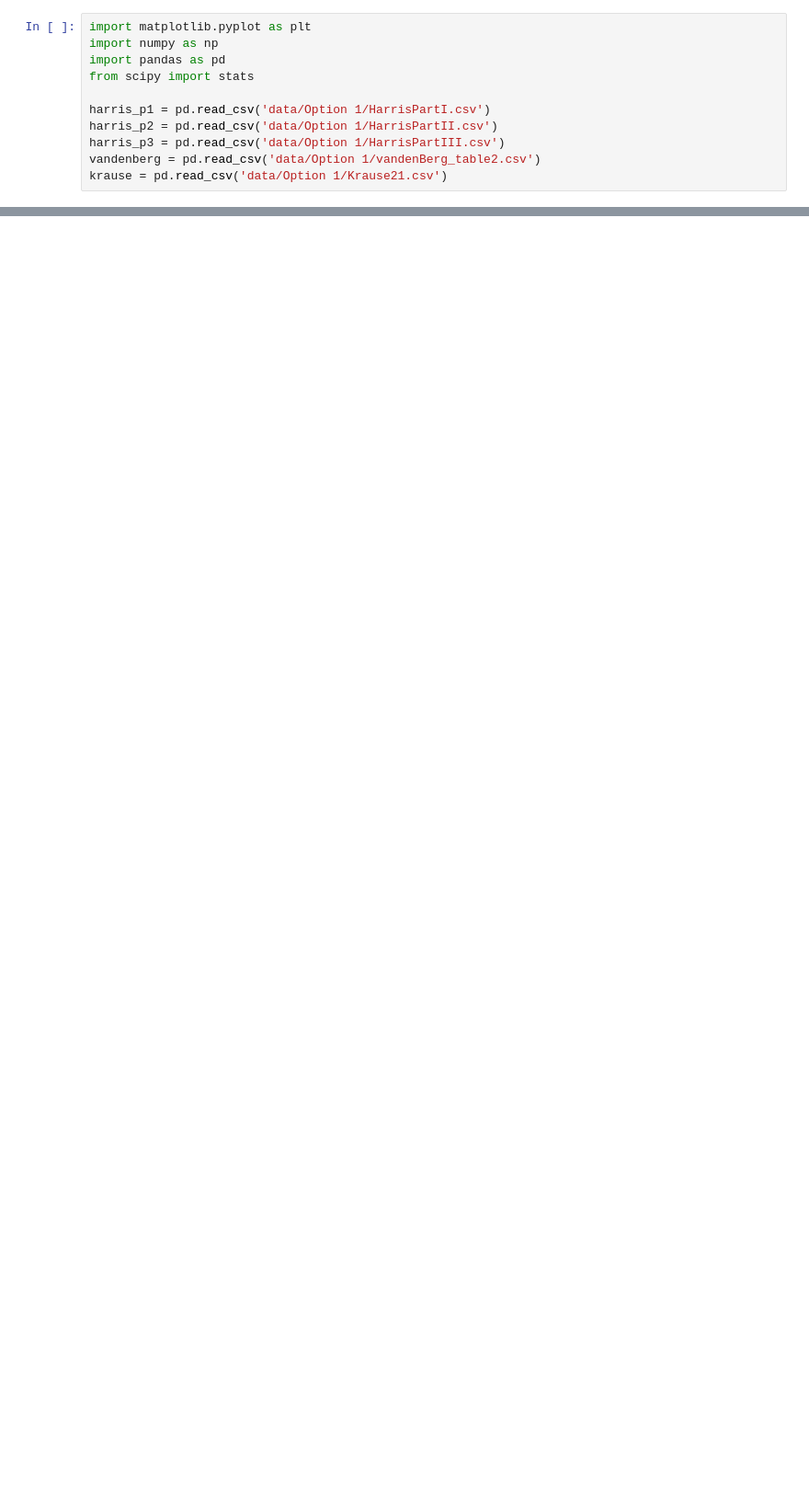
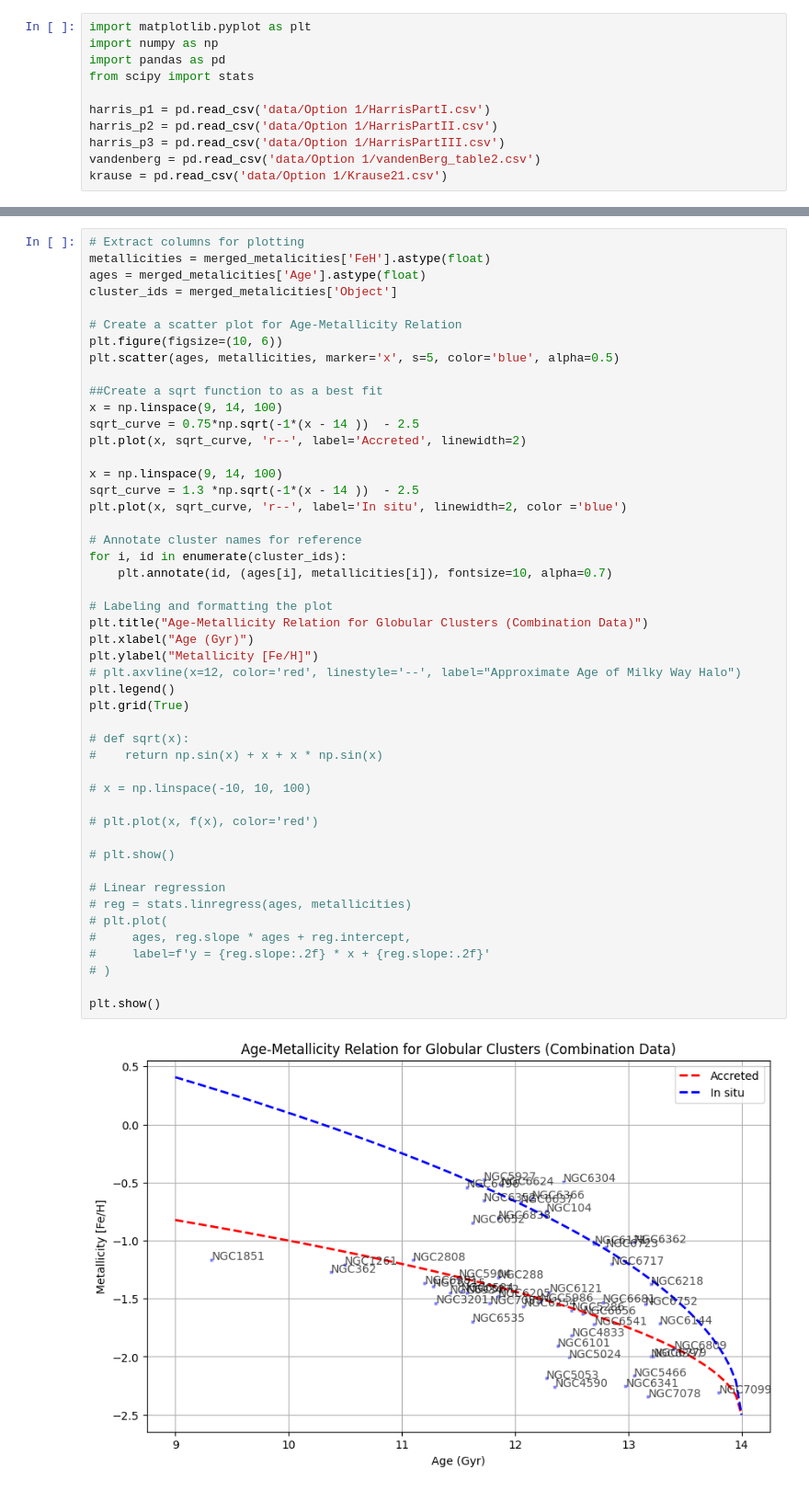
Before and after one commit to Shmu9/gc_accretion, a Jupyter notebook: age_metallicity.ipynb, the cells around one changed output, grey strips where cells are left out. Shown: that part at 92% size. Cells and saved outputs as stored; diff of their text form; blank space fills up the shorter version.

```diff
--- a/age_metallicity.ipynb
+++ b/age_metallicity.ipynb
@@ -94,3 +169,53 @@ krause = pd.read_csv('data/Option 1/Krause21.csv')
 6. ['C5'] - Compactness parameter (C5) of the object
 7. ['Age'] - Age of the object in billions of years
 8. ['FeH'] - Metallicity of the object, typically measured as [Fe/H]
+# %%
+# Extract columns for plotting
+metallicities = merged_metalicities['FeH'].astype(float)
+ages = merged_metalicities['Age'].astype(float)
+cluster_ids = merged_metalicities['Object']
+
+# Create a scatter plot for Age-Metallicity Relation
+plt.figure(figsize=(10, 6))
+plt.scatter(ages, metallicities, marker='x', s=5, color='blue', alpha=0.5)
+
+##Create a sqrt function to as a best fit
+x = np.linspace(9, 14, 100)
+sqrt_curve = 0.75*np.sqrt(-1*(x - 14 ))  - 2.5
+plt.plot(x, sqrt_curve, 'r--', label='Accreted', linewidth=2)
+
+x = np.linspace(9, 14, 100)
+sqrt_curve = 1.3 *np.sqrt(-1*(x - 14 ))  - 2.5
+plt.plot(x, sqrt_curve, 'r--', label='In situ', linewidth=2, color ='blue')
+
+# Annotate cluster names for reference
+for i, id in enumerate(cluster_ids):
+    plt.annotate(id, (ages[i], metallicities[i]), fontsize=10, alpha=0.7)
+
+# Labeling and formatting the plot
+plt.title("Age-Metallicity Relation for Globular Clusters (Combination Data)")
+plt.xlabel("Age (Gyr)")
+plt.ylabel("Metallicity [Fe/H]")
+# plt.axvline(x=12, color='red', linestyle='--', label="Approximate Age of Milky Way Halo")
+plt.legend()
+plt.grid(True)
+
+# def sqrt(x):
+#    return np.sin(x) + x + x * np.sin(x)
+
+# x = np.linspace(-10, 10, 100)
+
+# plt.plot(x, f(x), color='red')
+
+# plt.show()
+
+# Linear regression
+# reg = stats.linregress(ages, metallicities)
+# plt.plot(
+#     ages, reg.slope * ages + reg.intercept,
+#     label=f'y = {reg.slope:.2f} * x + {reg.slope:.2f}'
+# )
+
+plt.show()
+# %% [output]
+[figure, added]
```
Also changed, not shown: parts of 10 cells of this notebook.
